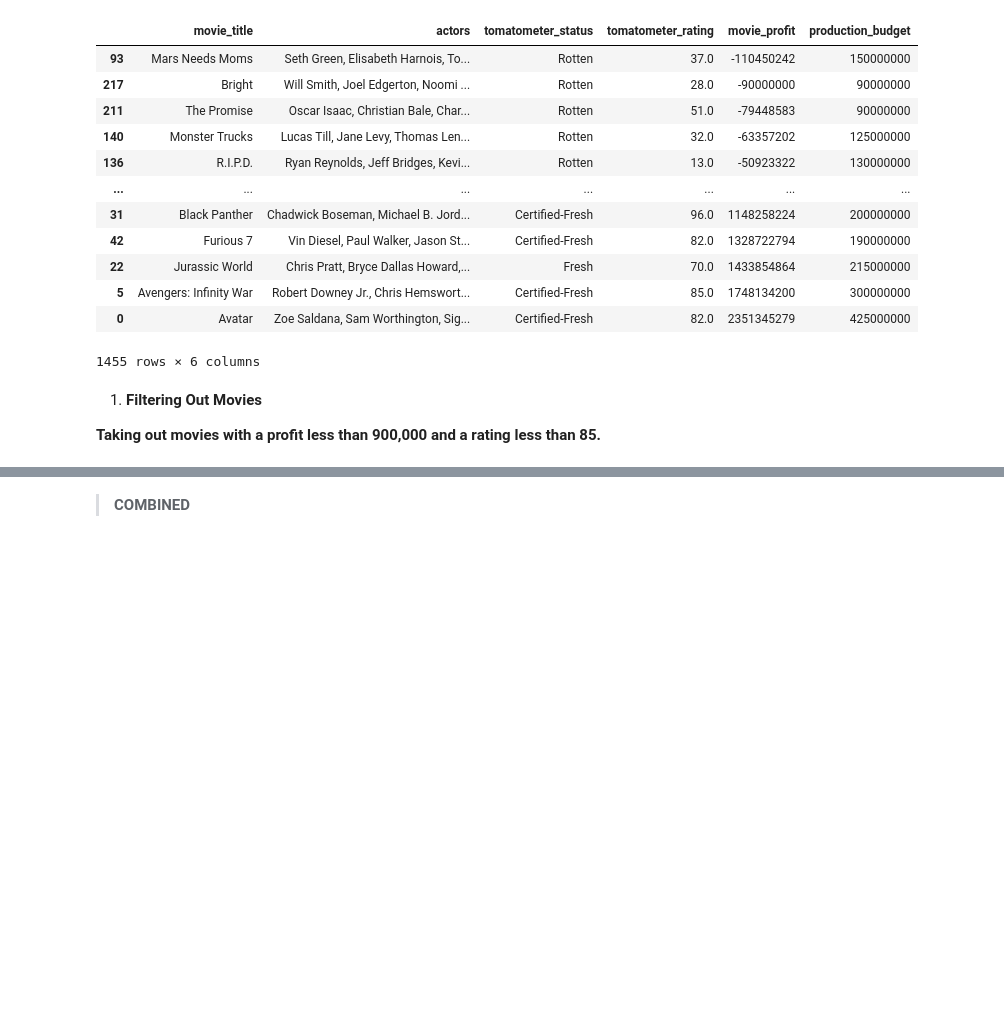
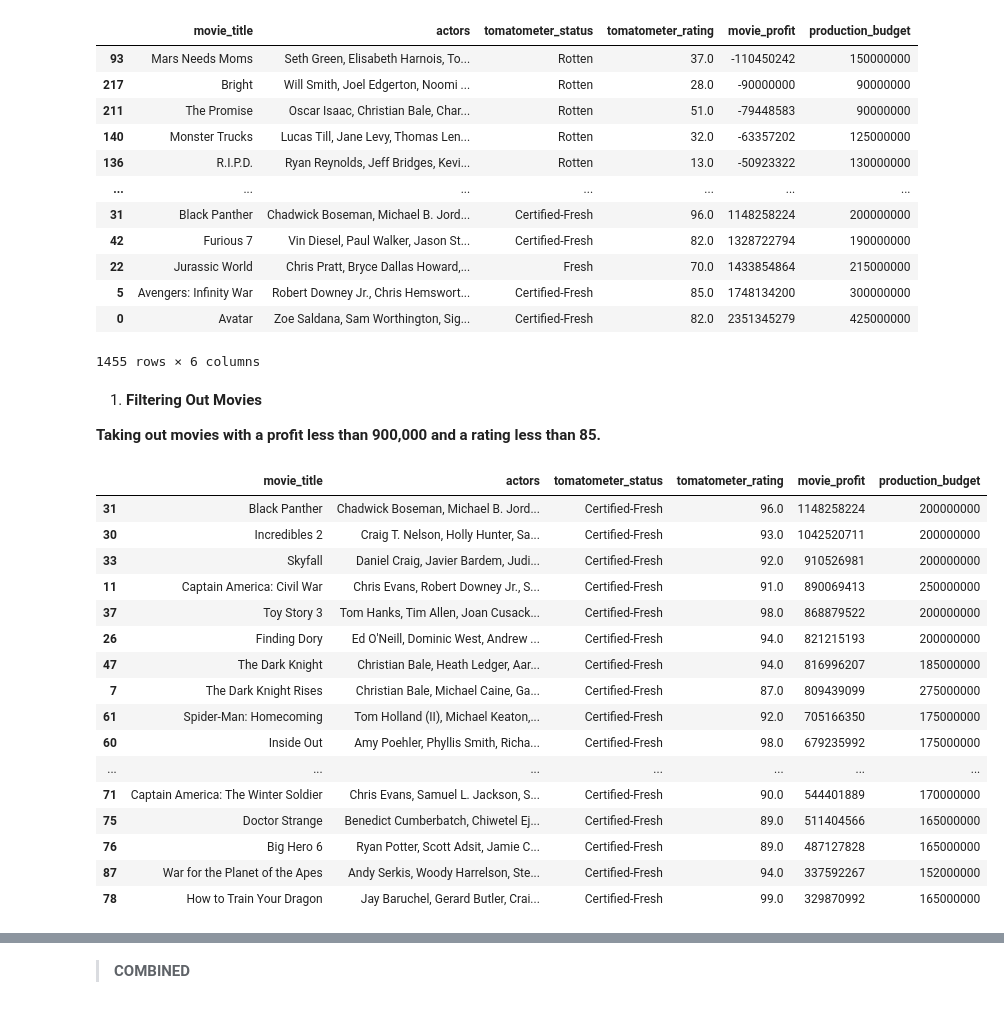
Before and after one commit to jchandleroneal/microsoft-movie-analysis, a Jupyter notebook: movie_analysis.ipynb, the cells around one changed output, grey strips where cells are left out. Saved outputs shown, nothing was run; the diff lists cells and outputs as text; code cells hidden in the pictures; blank space fills up the shorter version.

```diff
--- a/movie_analysis.ipynb
+++ b/movie_analysis.ipynb
@@ -495,4 +495,25 @@ movie_actor_budget2 = movie_actor_budget.copy()
 
  **Taking out movies with a profit less than 900,000 and a rating less than 85.**
 # %%
-movie_actor_budget2 = movie_actor_budget2[(movie_actor_budget2.movie_profit > 90000000) & (movie_actor_budget2.tomatometer_rating > 85)]
+movie_actor_budget4 = movie_actor_budget2[(movie_actor_budget2.movie_profit > 90000000) & (movie_actor_budget2.tomatometer_rating > 85) & (movie_actor_budget2.production_budget >150000000)]
+movie_actor_budget4.sort_values(by='movie_profit', ascending=False, inplace=True)
+movie_actor_budget4 = movie_actor_budget4.head(20)
+movie_actor_budget4
+# %% [output]
+|  | movie_title | actors | tomatometer_status | tomatometer_rating | movie_profit | production_budget |
+| 31 | Black Panther | Chadwick Boseman, Michael B. Jord... | Certified-Fresh | 96.0 | 1148258224 | 200000000 |
+| 30 | Incredibles 2 | Craig T. Nelson, Holly Hunter, Sa... | Certified-Fresh | 93.0 | 1042520711 | 200000000 |
+| 33 | Skyfall | Daniel Craig, Javier Bardem, Judi... | Certified-Fresh | 92.0 | 910526981 | 200000000 |
+| 11 | Captain America: Civil War | Chris Evans, Robert Downey Jr., S... | Certified-Fresh | 91.0 | 890069413 | 250000000 |
+| 37 | Toy Story 3 | Tom Hanks, Tim Allen, Joan Cusack... | Certified-Fresh | 98.0 | 868879522 | 200000000 |
+| 26 | Finding Dory | Ed O'Neill, Dominic West, Andrew ... | Certified-Fresh | 94.0 | 821215193 | 200000000 |
+| 47 | The Dark Knight | Christian Bale, Heath Ledger, Aar... | Certified-Fresh | 94.0 | 816996207 | 185000000 |
+| 7 | The Dark Knight Rises | Christian Bale, Michael Caine, Ga... | Certified-Fresh | 87.0 | 809439099 | 275000000 |
+| 61 | Spider-Man: Homecoming | Tom Holland (II), Michael Keaton,... | Certified-Fresh | 92.0 | 705166350 | 175000000 |
+| 60 | Inside Out | Amy Poehler, Phyllis Smith, Richa... | Certified-Fresh | 98.0 | 679235992 | 175000000 |
+| ... | ... | ... | ... | ... | ... | ... |
+| 71 | Captain America: The Winter Soldier | Chris Evans, Samuel L. Jackson, S... | Certified-Fresh | 90.0 | 544401889 | 170000000 |
+| 75 | Doctor Strange | Benedict Cumberbatch, Chiwetel Ej... | Certified-Fresh | 89.0 | 511404566 | 165000000 |
+| 76 | Big Hero 6 | Ryan Potter, Scott Adsit, Jamie C... | Certified-Fresh | 89.0 | 487127828 | 165000000 |
+| 87 | War for the Planet of the Apes | Andy Serkis, Woody Harrelson, Ste... | Certified-Fresh | 94.0 | 337592267 | 152000000 |
+| 78 | How to Train Your Dragon | Jay Baruchel, Gerard Butler, Crai... | Certified-Fresh | 99.0 | 329870992 | 165000000 |
```
Also changed, not shown: parts of 5 cells of this notebook.
